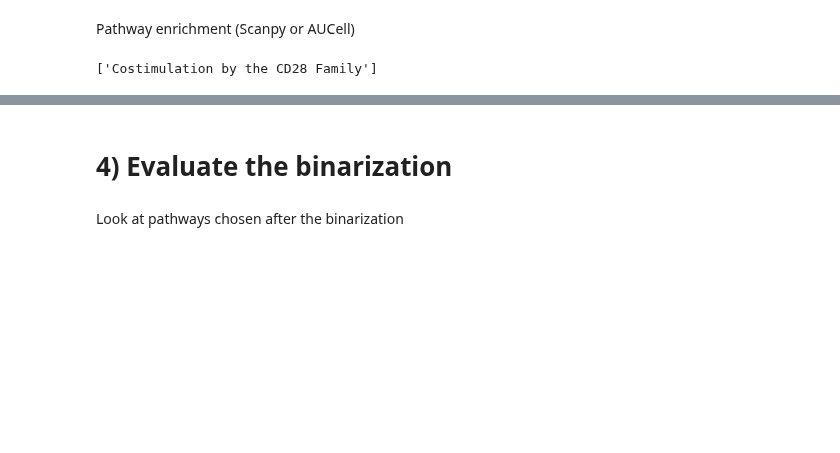
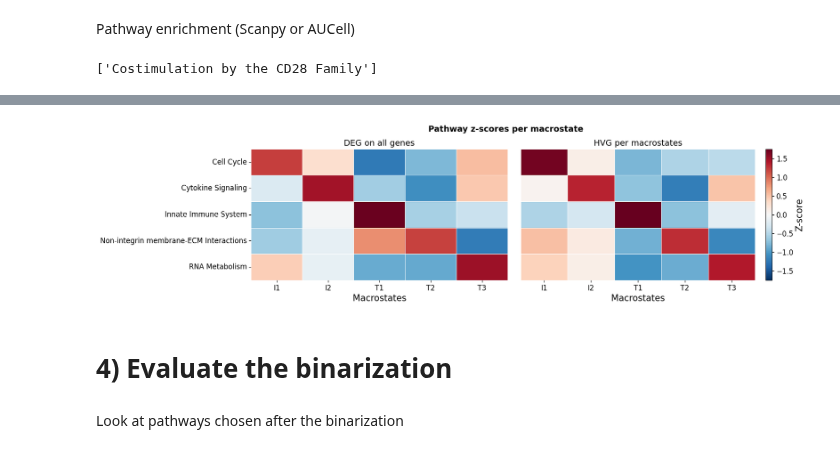
Before and after one commit to Augugustine/CITE-seq-analysis-CLL, a Jupyter notebook: 3- Boolean model/Binarization.ipynb, the cells around one changed output, grey strips where cells are left out. Saved outputs shown, nothing was run; the diff lists cells and outputs as text; code cells hidden in the pictures; blank space fills up the shorter version.

```diff
--- a/3- Boolean model/Binarization.ipynb
+++ b/3- Boolean model/Binarization.ipynb
@@ -483,3 +514,61 @@ plt.show()
+# %%
+# Compute shared color scale
+vmin = min(mean_scores_z_all.values.min(), mean_scores_z_hvg.values.min())
+vmax = max(mean_scores_z_all.values.max(), mean_scores_z_hvg.values.max())
+abs_max = max(abs(vmin), abs(vmax))
+
+# Plot
+TICK_FONTSIZE = 12
+LABEL_FONTSIZE = 15
+TITLE_FONTSIZE = 14
+
+fig, axes = plt.subplots(1, 2, figsize=(16, 4),gridspec_kw={"wspace": 0.05, "width_ratios": [1, 1]})
+fig.suptitle("Pathway z-scores per macrostate", fontsize=14, fontweight="bold", y=1.02)
+
+# Left heatmap
+sns.heatmap(
+    mean_scores_z_all.T,
+    cmap="RdBu_r", center=0,
+    vmin=-abs_max, vmax=abs_max,
+    linewidths=0.5,
+    ax=axes[0],
+    cbar=False,
+    yticklabels=True
+)
+axes[0].set_title("DEG on all genes", fontsize=TITLE_FONTSIZE)
+axes[0].set_xlabel("Macrostates", fontsize=LABEL_FONTSIZE)
+axes[0].tick_params(axis='x', labelsize=TICK_FONTSIZE, rotation=0)
+axes[0].tick_params(axis='y', labelsize=TICK_FONTSIZE, rotation=0)
+
+# Right heatmap
+sns.heatmap(
+    mean_scores_z_hvg.T,
+    cmap="RdBu_r", center=0,
+    vmin=-abs_max, vmax=abs_max,
+    linewidths=0.5,
+    ax=axes[1],
+    cbar=False,
+    yticklabels=False
+)
+axes[1].set_title("HVG per macrostates", fontsize=TITLE_FONTSIZE)
+axes[1].set_xlabel("Macrostates", fontsize=LABEL_FONTSIZE)
+axes[1].set_ylabel("")
+
+axes[1].tick_params(axis='x', labelsize=TICK_FONTSIZE, rotation=0)
+
+# Colorbar
+sm = plt.cm.ScalarMappable(cmap="RdBu_r",
+                            norm=plt.Normalize(vmin=-abs_max, vmax=abs_max))
+sm.set_array([])
+cbar = fig.colorbar(sm, ax=axes[1], fraction=0.046, pad=0.04)
+cbar.set_label("Z-score", fontsize=LABEL_FONTSIZE)
+cbar.ax.tick_params(labelsize=TICK_FONTSIZE)
+
+plt.tight_layout()
+plt.savefig(f"{output_directory}/pathways_macrostates_combined.png", dpi=300, bbox_inches="tight")
+plt.show()
+# %% [output]
+[figure, added]
 # %% [markdown]
 # 4) Evaluate the binarization
 # %% [markdown]
```
Also changed, not shown: parts of 4 cells of this notebook.
